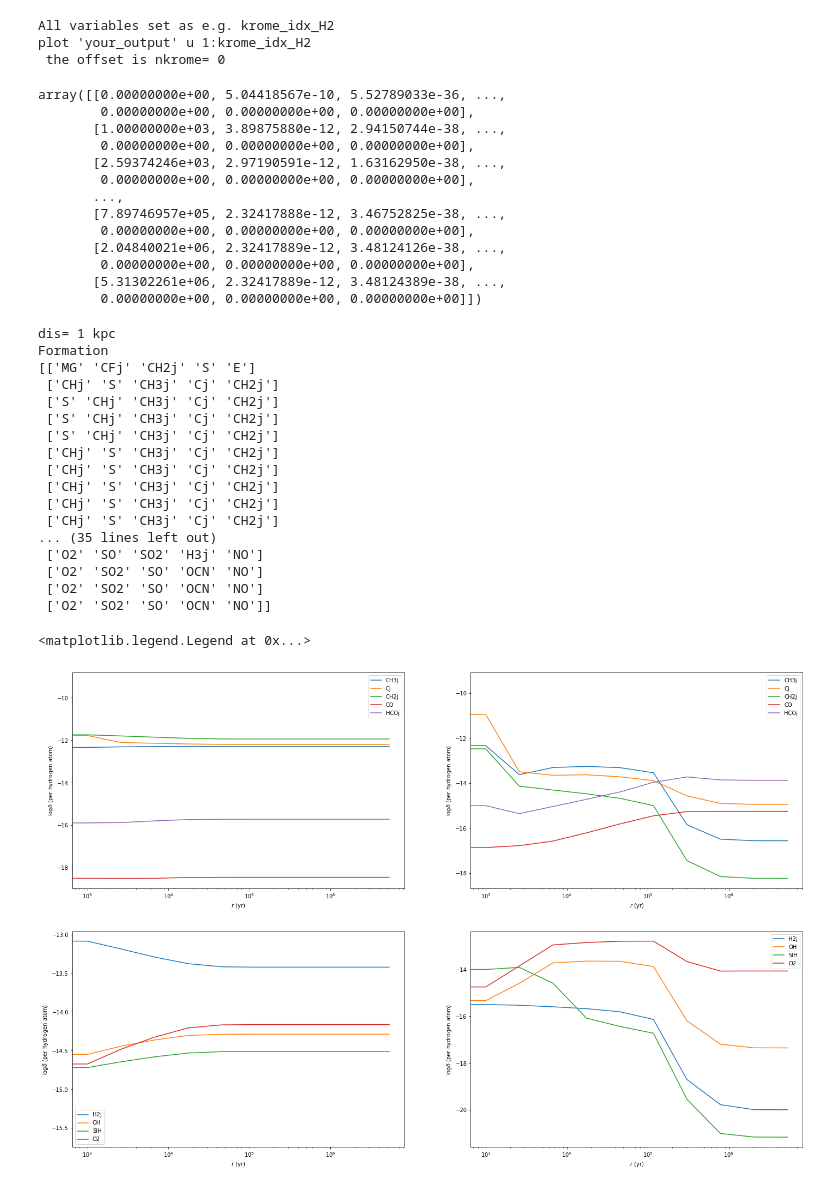
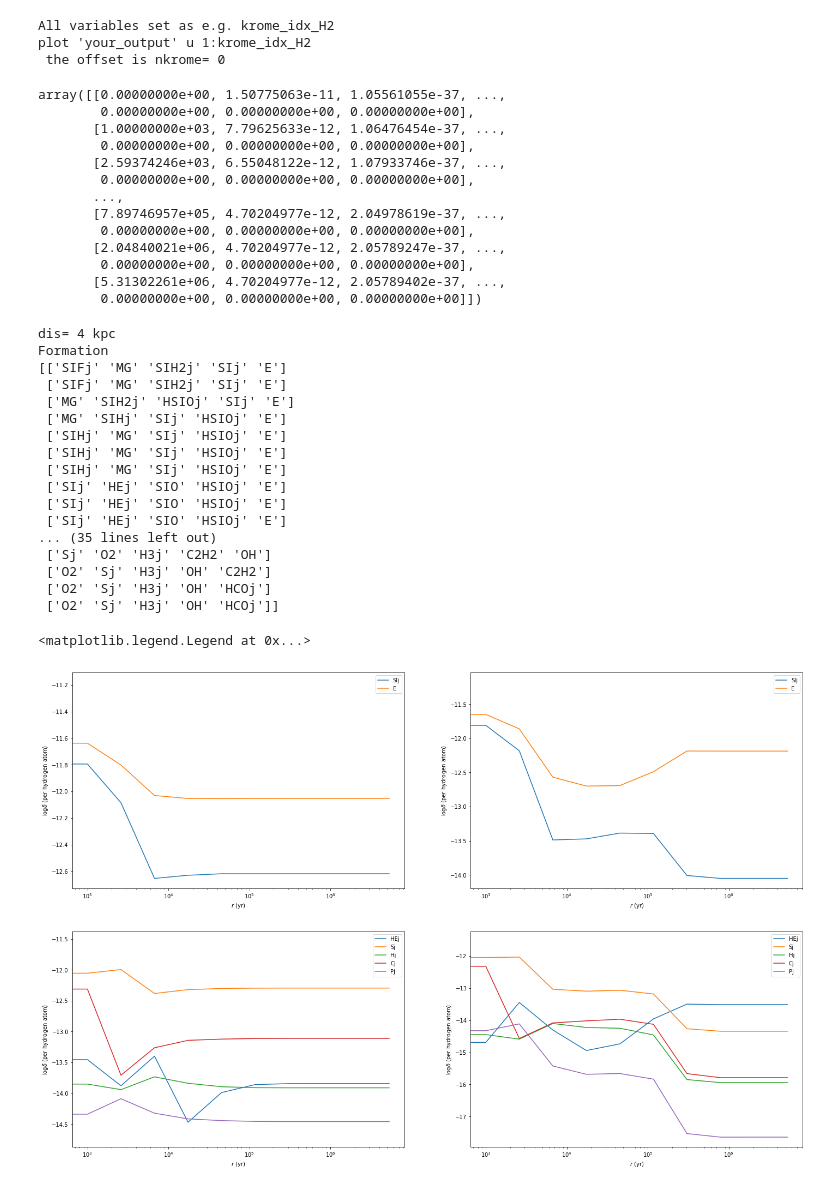
Before and after one commit to slowdivePTG/X-ray-chemistry, a Jupyter notebook: KROME/AGN/data/Trace.ipynb, the cells around one changed output. Drawn from its saved outputs; the diff is of its cells as text; code cells hidden in the pictures.

```diff
--- a/KROME/AGN/data/Trace.ipynb
+++ b/KROME/AGN/data/Trace.ipynb
@@ -85,56 +88,56 @@ l = len(tr_raw[0])
 tr = np.array(tr_raw).reshape(8,int(l/453),453,454)
 t_data = []
 for i in range(8):
-    t_data.append(tr[i, :, krome_idx_C-1, :])
+    t_data.append(tr[i, :, krome_idx_SI-1, :])
 t_data[0]
 # %% [output]
-array([[0.00000000e+00, 5.04418567e-10, 5.52789033e-36, ...,
+array([[0.00000000e+00, 1.50775063e-11, 1.05561055e-37, ...,
         0.00000000e+00, 0.00000000e+00, 0.00000000e+00],
-       [1.00000000e+03, 3.89875880e-12, 2.94150744e-38, ...,
+       [1.00000000e+03, 7.79625633e-12, 1.06476454e-37, ...,
         0.00000000e+00, 0.00000000e+00, 0.00000000e+00],
-       [2.59374246e+03, 2.97190591e-12, 1.63162950e-38, ...,
+       [2.59374246e+03, 6.55048122e-12, 1.07933746e-37, ...,
         0.00000000e+00, 0.00000000e+00, 0.00000000e+00],
        ...,
-       [7.89746957e+05, 2.32417888e-12, 3.46752825e-38, ...,
+       [7.89746957e+05, 4.70204977e-12, 2.04978619e-37, ...,
         0.00000000e+00, 0.00000000e+00, 0.00000000e+00],
-       [2.04840021e+06, 2.32417889e-12, 3.48124126e-38, ...,
+       [2.04840021e+06, 4.70204977e-12, 2.05789247e-37, ...,
         0.00000000e+00, 0.00000000e+00, 0.00000000e+00],
-       [5.31302261e+06, 2.32417889e-12, 3.48124389e-38, ...,
+       [5.31302261e+06, 4.70204977e-12, 2.05789402e-37, ...,
         0.00000000e+00, 0.00000000e+00, 0.00000000e+00]])
 # %%
-info(t_data, 1, 8)
+info(t_data, 4, 8)
 # %% [output]
-dis= 1 kpc
+dis= 4 kpc
 Formation
-[['MG' 'CFj' 'CH2j' 'S' 'E']
- ['CHj' 'S' 'CH3j' 'Cj' 'CH2j']
- ['S' 'CHj' 'CH3j' 'Cj' 'CH2j']
- ['S' 'CHj' 'CH3j' 'Cj' 'CH2j']
- ['S' 'CHj' 'CH3j' 'Cj' 'CH2j']
- ['CHj' 'S' 'CH3j' 'Cj' 'CH2j']
- ['CHj' 'S' 'CH3j' 'Cj' 'CH2j']
- ['CHj' 'S' 'CH3j' 'Cj' 'CH2j']
- ['CHj' 'S' 'CH3j' 'Cj' 'CH2j']
- ['CHj' 'S' 'CH3j' 'Cj' 'CH2j']
+[['SIFj' 'MG' 'SIH2j' 'SIj' 'E']
+ ['SIFj' 'MG' 'SIH2j' 'SIj' 'E']
+ ['MG' 'SIH2j' 'HSIOj' 'SIj' 'E']
+ ['MG' 'SIHj' 'SIj' 'HSIOj' 'E']
+ ['SIHj' 'MG' 'SIj' 'HSIOj' 'E']
+ ['SIHj' 'MG' 'SIj' 'HSIOj' 'E']
+ ['SIHj' 'MG' 'SIj' 'HSIOj' 'E']
+ ['SIj' 'HEj' 'SIO' 'HSIOj' 'E']
+ ['SIj' 'HEj' 'SIO' 'HSIOj' 'E']
+ ['SIj' 'HEj' 'SIO' 'HSIOj' 'E']
 ... (35 lines left out)
- ['O2' 'SO' 'SO2' 'H3j' 'NO']
- ['O2' 'SO2' 'SO' 'OCN' 'NO']
- ['O2' 'SO2' 'SO' 'OCN' 'NO']
- ['O2' 'SO2' 'SO' 'OCN' 'NO']]
+ ['Sj' 'O2' 'H3j' 'C2H2' 'OH']
+ ['O2' 'Sj' 'H3j' 'OH' 'C2H2']
+ ['O2' 'Sj' 'H3j' 'OH' 'HCOj']
+ ['O2' 'Sj' 'H3j' 'OH' 'HCOj']]
 # %%
 plt.figure(figsize=(24,16))
 plt.subplot(221)
-draw_evo(t_data[0], 'CH3j', 'Cj', 'CH2j', 'CO', 'HCOj')
+draw_evo(t_data[2], 'SIj', 'E')
 plt.legend()
 plt.subplot(222)
-draw_evo(t_data[7], 'CH3j', 'Cj', 'CH2j', 'CO', 'HCOj')
+draw_evo(t_data[3], 'SIj', 'E')
 plt.legend()
 plt.subplot(223)
-draw_evo(t_data[0], 'H2j', 'OH', 'SIH', 'O2')
+draw_evo(t_data[2], 'HEj', 'Sj', 'Hj', 'Cj', 'Pj')
 plt.legend()
 plt.subplot(224)
-draw_evo(t_data[7], 'H2j', 'OH', 'SIH', 'O2')
+draw_evo(t_data[3], 'HEj', 'Sj', 'Hj', 'Cj', 'Pj')
 plt.legend()
 # %% [output]
 <matplotlib.legend.Legend at 0x...>
-[figure, old version]
+[figure, new version]
```
Also changed, not shown: parts of 2 cells of this notebook, 12 other files.
